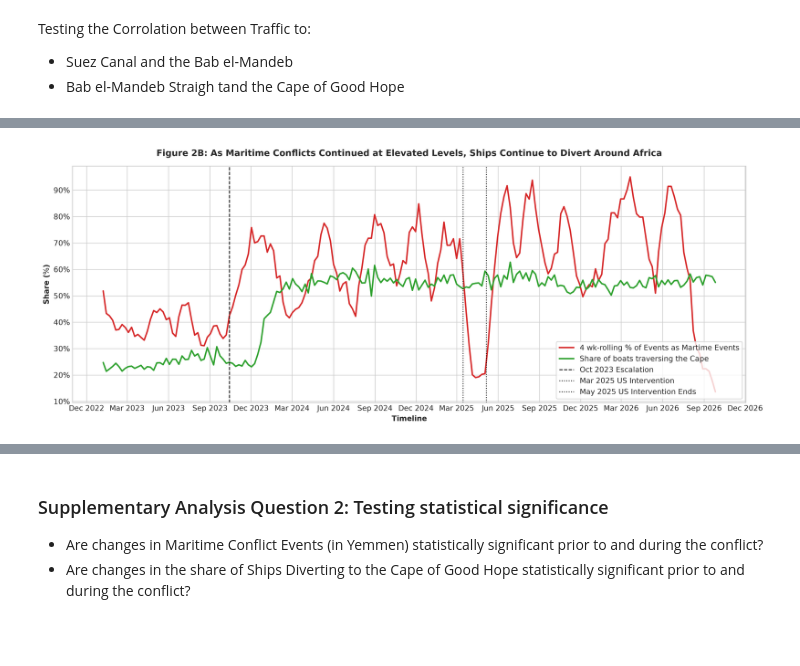
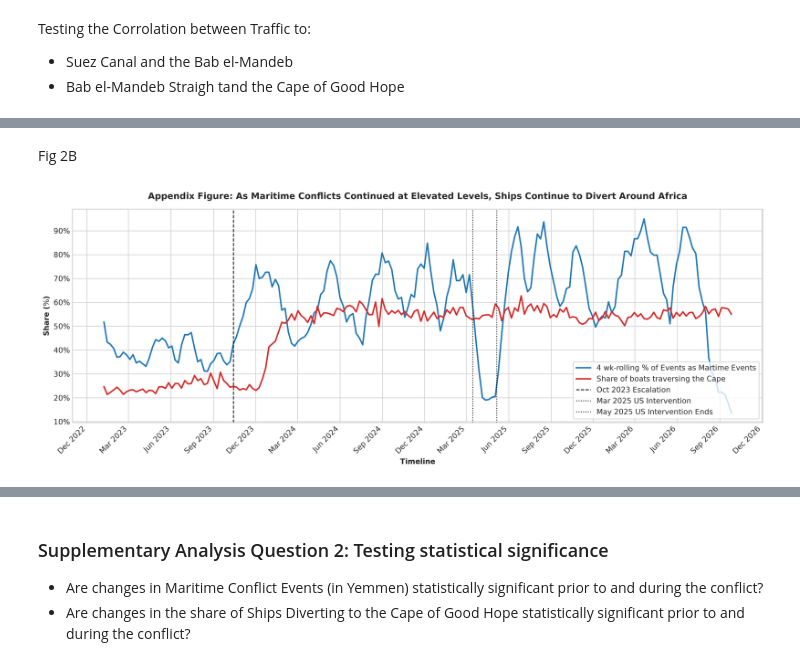
Before and after one commit to bxj6260/CIP_HS2026_107, a Jupyter notebook: 03_data_visualization.ipynb, the cells around one changed output, grey strips where cells are left out. Cells and saved outputs as stored; diff of their text form; code cells hidden in the pictures; blank space fills up the shorter version.

```diff
--- a/03_data_visualization.ipynb
+++ b/03_data_visualization.ipynb
@@ -160,33 +184,37 @@ Suez Canal vs. Bab el-Mandeb: Correlation: 0.9689110000510123; P-Value: 0.968911
+# %% [markdown]
+Fig 2B
 # %%
 ds2["maritime_events_share"] = ds2["yemen_maritime_sub_events"] / ds2["yemen_conflict_events"]
 ds2["share_martime_events_rolling4w"] = ds2["maritime_events_share"].rolling(4, min_periods=1).mean()
 
 
 plt.figure(figsize=(14, 5.5), dpi=300) #14 x 5.5
 
 ## plot time series
-plt.plot(ds2['week_start'], ds2["share_martime_events_rolling4w"], label='4 wk-rolling % of Events as Martime Events', color='#d62728', linewidth=2)
-plt.plot(ds2["week_start"], ds2["cape_share"], label = "Share of boats traversing the Cape", linewidth=2, color = "#2ca02c")
+plt.plot(ds2['week_start'], ds2["share_martime_events_rolling4w"], label='4 wk-rolling % of Events as Martime Events', color='#1f77b4', linewidth=2)
+plt.plot(ds2["week_start"], ds2["cape_share"], label = "Share of boats traversing the Cape", linewidth=2, color = "#d62728")
 
 ## plot vertical lines
 plt.axvline(pd.to_datetime('2023-10-14'), color='black', linestyle='--', linewidth=1.2, label='Oct 2023 Escalation')
 plt.axvline(pd.to_datetime('2025-03-15'), color='black', linestyle=':', linewidth=1.2, label='Mar 2025 US Intervention')
 plt.axvline(pd.to_datetime('2025-05-06'), color='black', linestyle=':', linewidth=1.2, label='May 2025 US Intervention Ends')
 
 ## Plot extras
 plt.legend(frameon=True, loc = "lower right")
-plt.title('Figure 2B: As Maritime Conflicts Continued at Elevated Levels, Ships Continue to Divert Around Africa', pad=14)
+plt.title('Appendix Figure: As Maritime Conflicts Continued at Elevated Levels, Ships Continue to Divert Around Africa', pad=14)
 #Share of Conflict Events occuring in Maritime Environments, and Resulting Diversions Around the Cape of Good Hope
 plt.xlabel('Timeline', fontweight='bold')
 plt.ylabel('Share ($\\%$)', fontweight='bold')
 plt.gca().xaxis.set_major_locator(mdates.MonthLocator(interval=3))
 plt.gca().xaxis.set_major_formatter(mdates.DateFormatter('%b %Y'))
 plt.gca().yaxis.set_major_formatter(mtick.PercentFormatter(xmax=1.0))
+plt.tick_params("x", rotation=45, rotation_mode="xtick")
 plt.tight_layout()
 
+plt.savefig(FIGURES_DIR / "fig2b_martime_conflicts_diversions.png")
 plt.show()
 
 ## should make comment that delay of % going to cape is time lag from switiching directions
 # %% [output]
-[figure, old version]
+[figure, new version]
 # %%
```
Also changed, not shown: parts of 7 cells of this notebook.
